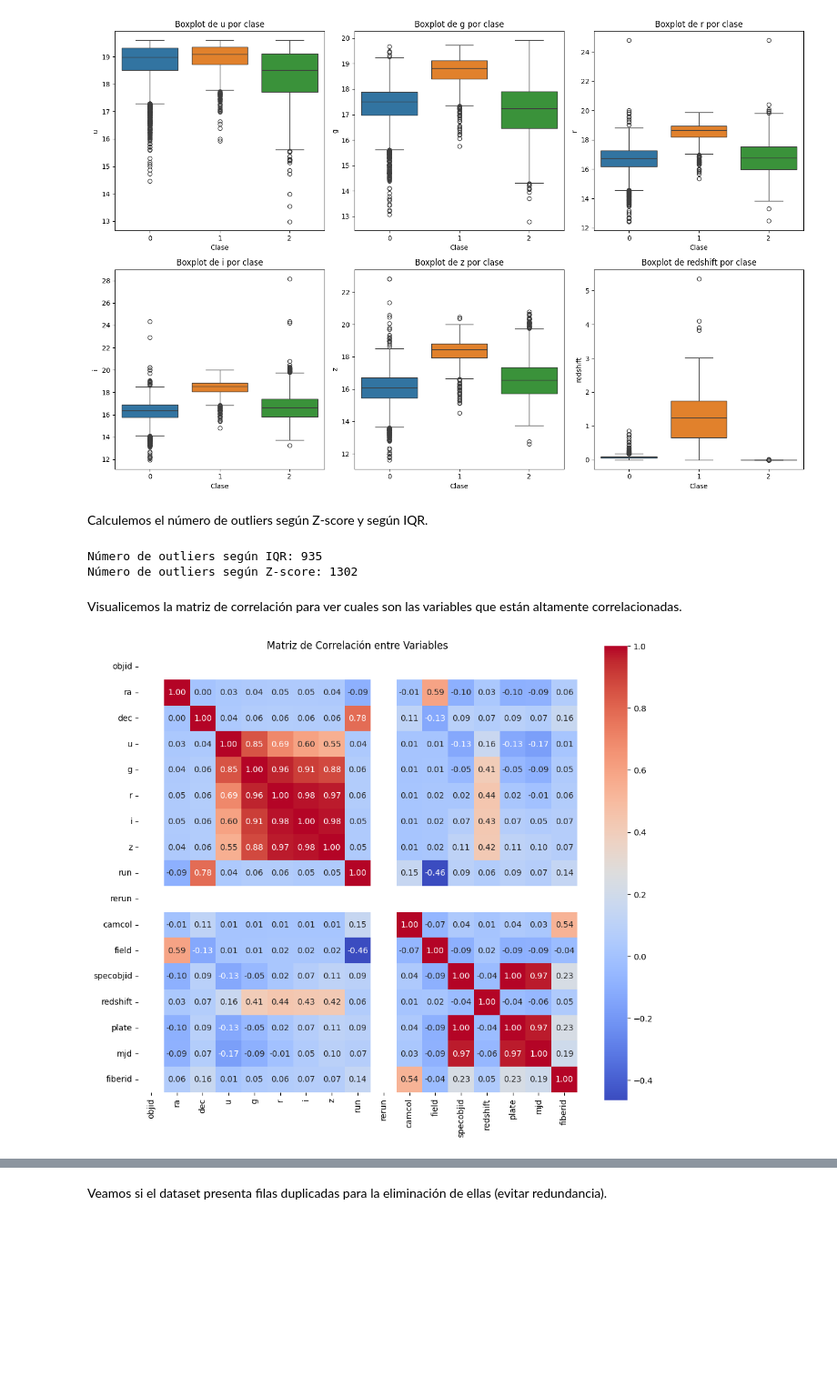
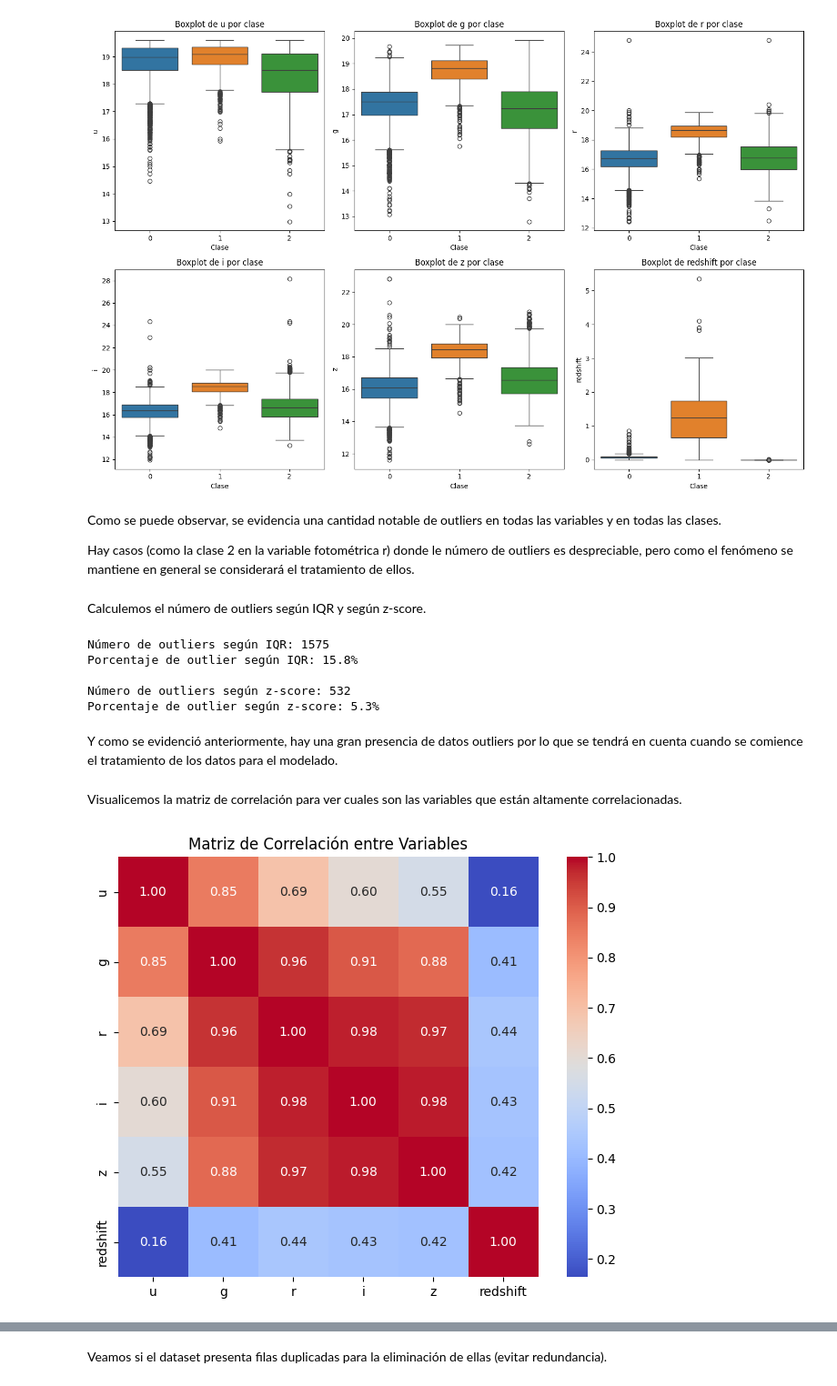
Before and after one commit to Kevin2558/Data_Science_Borrador, a Jupyter notebook: 10_Proyecto_Final/Opcion_2/Borrador.ipynb, the cells around one changed output, grey strips where cells are left out. Shown at 91% size. Cells and saved outputs as stored; diff of their text form; code cells hidden in the pictures; blank space fills up the shorter version.

```diff
--- a/10_Proyecto_Final/Opcion_2/Borrador.ipynb
+++ b/10_Proyecto_Final/Opcion_2/Borrador.ipynb
@@ -196,13 +202,17 @@ plt.tight_layout()
 plt.show()
 # %% [output]
 [figure]
+# %% [markdown]
+Como se puede observar, se evidencia una cantidad notable de outliers en todas las variables y en todas las clases.
+
+Hay casos (como la clase 2 en la variable fotométrica r) donde le número de outliers es despreciable, pero como el fenómeno se mantiene en general se considerará el tratamiento de ellos.
 # %% [markdown]
-Calculemos el número de outliers según Z-score y según IQR.
+Calculemos el número de outliers según IQR y según z-score.
 # %%
 from scipy import stats
 
 outliers = 0
-for feature in features:
+for feature in X.columns:
   Q1 = df[feature].quantile(0.25)
   Q3 = df[feature].quantile(0.75)
   IQR = Q3 - Q1
@@ -213,23 +223,31 @@ for feature in features:
   outliers_iqr = df[(df[feature] < lower_bound) | (df[feature] > upper_bound)]
   outliers += len(outliers_iqr)
 
-print('Número de outliers según IQR:', outliers)
+print(f'Número de outliers según IQR: {outliers}')
+print(f'Porcentaje de outlier según IQR: {outliers/10000*100:.1f}%')
 
-z_scores = np.abs(stats.zscore(df.drop('class', axis=1)))
+print('')
+z_scores = np.abs(stats.zscore(X))
 
 outliers = (z_scores > 3).any(axis=1)
-print(f"Número de outliers según Z-score: {outliers.sum()}")
+print(f"Número de outliers según z-score: {outliers.sum()}")
+print(f'Porcentaje de outlier según z-score: {outliers.sum()/10000*100:.1f}%')
 # %% [output]
-Número de outliers según IQR: 935
-Número de outliers según Z-score: 1302
+Número de outliers según IQR: 1575
+Porcentaje de outlier según IQR: 15.8%
+
+Número de outliers según z-score: 532
+Porcentaje de outlier según z-score: 5.3%
+# %% [markdown]
+Y como se evidenció anteriormente, hay una gran presencia de datos outliers por lo que se tendrá en cuenta cuando se comience el tratamiento de los datos para el modelado.
 # %% [markdown]
 Visualicemos la matriz de correlación para ver cuales son las variables que están altamente correlacionadas.
 # %%
-plt.figure(figsize=(12, 10))
-corr = df.drop('class', axis=1).corr()  # Solo variables predictoras
+plt.figure(figsize=(8, 6))
+corr = X.corr()
 
 sns.heatmap(corr, annot=True, fmt=".2f", cmap='coolwarm', cbar=True, square=True)
 plt.title('Matriz de Correlación entre Variables')
 plt.show()
 # %% [output]
-[figure, old version]
+[figure, new version]
```
Also changed, not shown: parts of 25 cells of this notebook.
